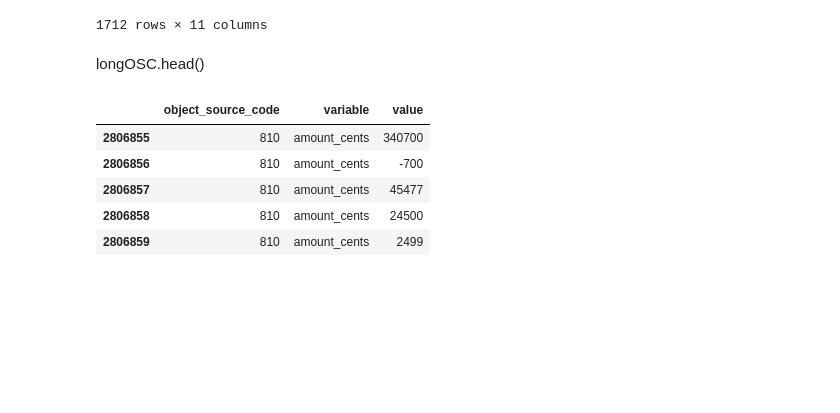
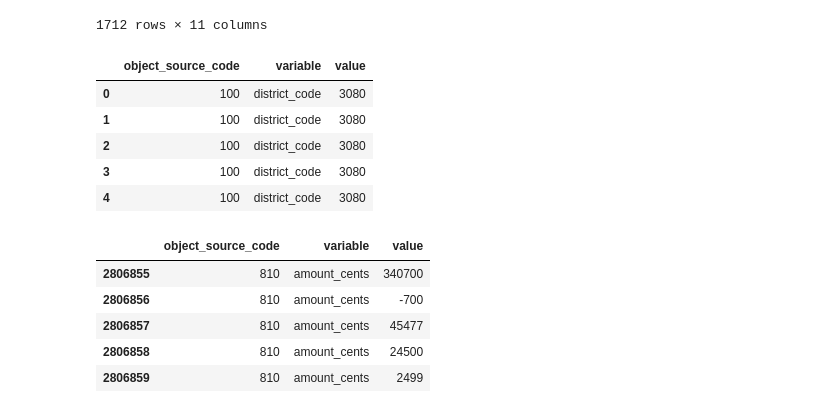
Before and after one commit to stacysandy/Data-Science-Practicum-II, a Jupyter notebook: Stacey_Sandy-Practicum_II.ipynb, the cells around one changed output. Saved outputs shown, nothing was run; the diff lists cells and outputs as text; code cells hidden in the pictures; blank space fills up the shorter version.

```diff
--- a/Stacey_Sandy-Practicum_II.ipynb
+++ b/Stacey_Sandy-Practicum_II.ipynb
@@ -789,8 +844,15 @@ COK12_groupByOSC.head()
 # Try to melt function to identify each object source code by other financial code columns
 longOSC = pd.melt(COK12_df2,
     id_vars=['object_source_code'])
-# %% [markdown]
-longOSC.head()
+# %%
+longOSC.head()
+# %% [output]
+|  | object_source_code | variable | value |
+| 0 | 100 | district_code | 3080 |
+| 1 | 100 | district_code | 3080 |
+| 2 | 100 | district_code | 3080 |
+| 3 | 100 | district_code | 3080 |
+| 4 | 100 | district_code | 3080 |
 # %%
 longOSC.tail()
 # %% [output]
```
Also changed, not shown: parts of 85 cells of this notebook.
